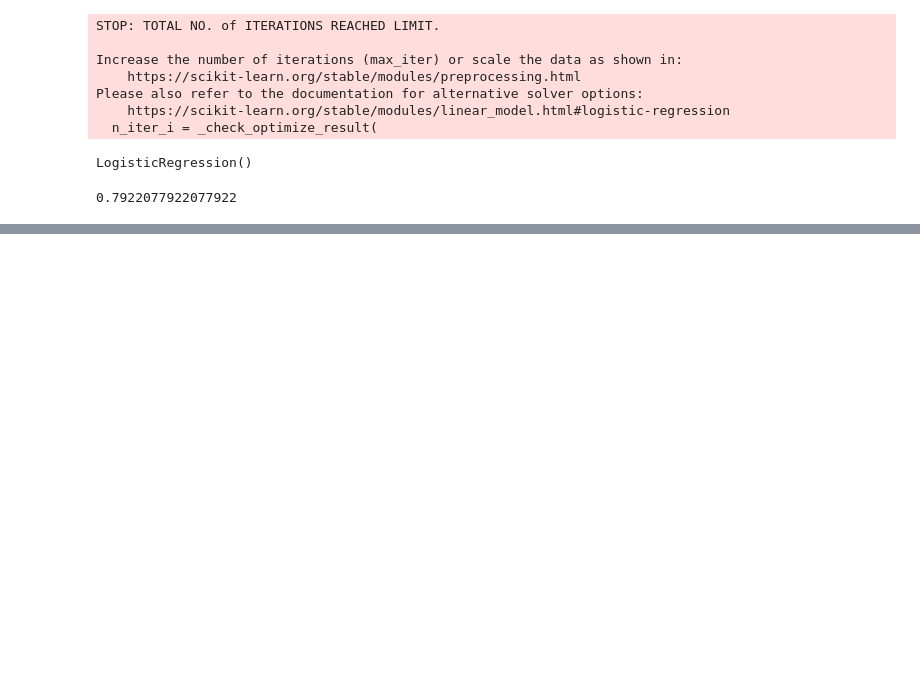
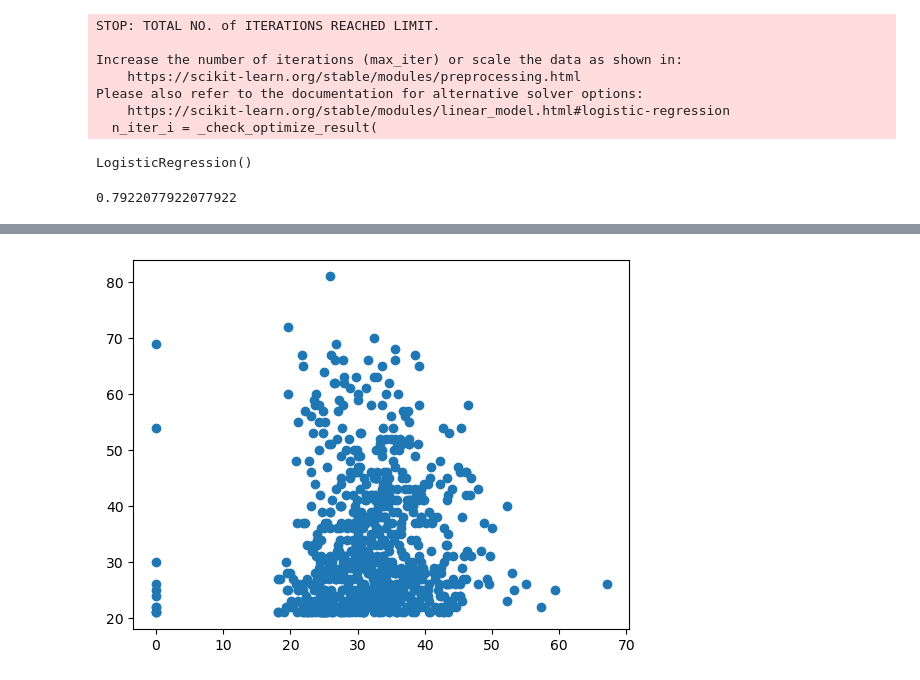
Before and after one commit to aiml096/gen-ai, a Jupyter notebook: nlp.ipynb, the cells around one changed output, grey strips where cells are left out. Drawn from its saved outputs; the diff is of its cells as text; code cells hidden in the pictures; blank space fills up the shorter version.

```diff
--- a/nlp.ipynb
+++ b/nlp.ipynb
@@ -96,0 +110,6 @@ print(ac)
+# %%
+import matplotlib.pyplot as plt
+plt.scatter(x=data['BMI'],y=data['Age'])
+plt.show()
+# %% [output]
+[figure, added]
```
Also changed, not shown: parts of 2 cells of this notebook, 5 other files.
